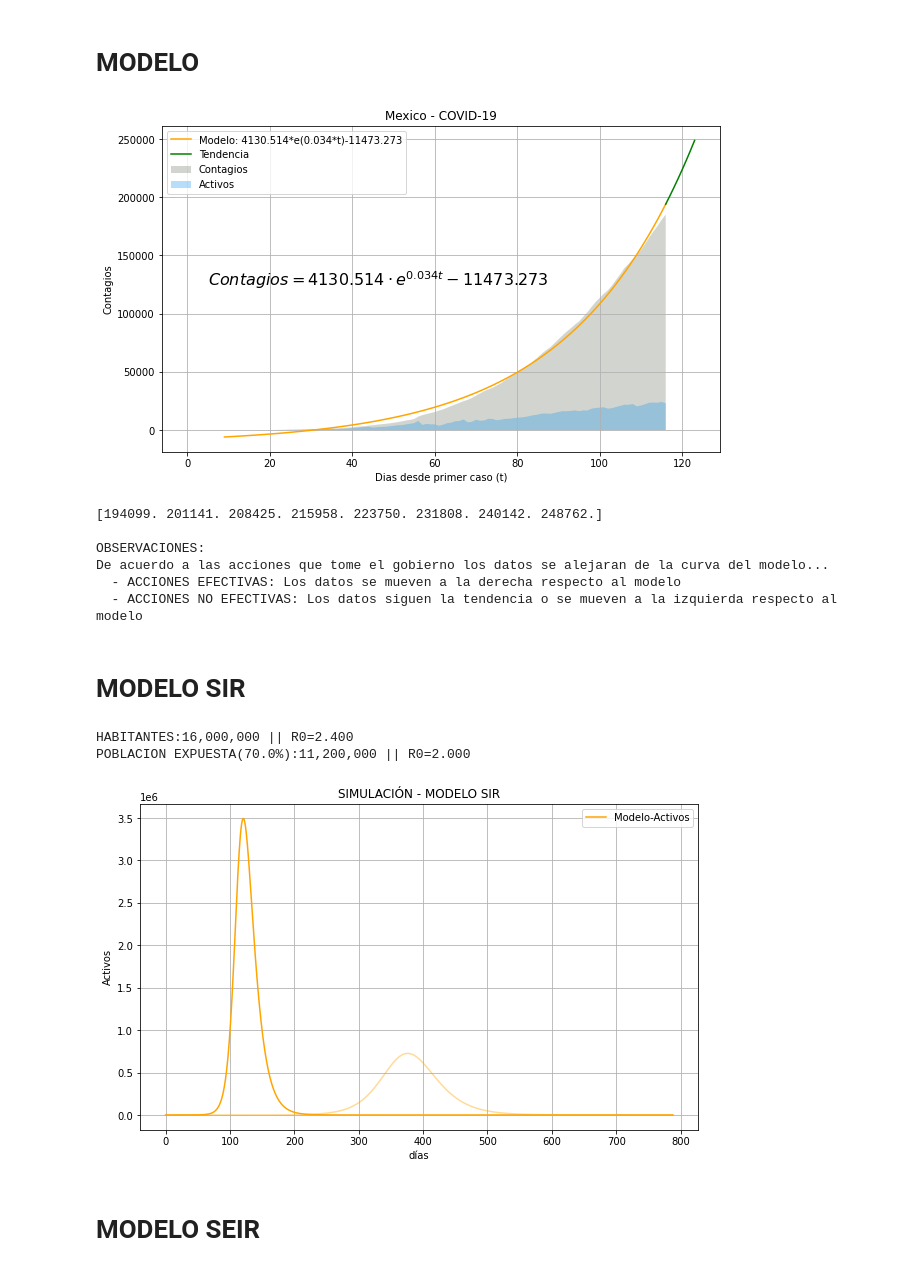
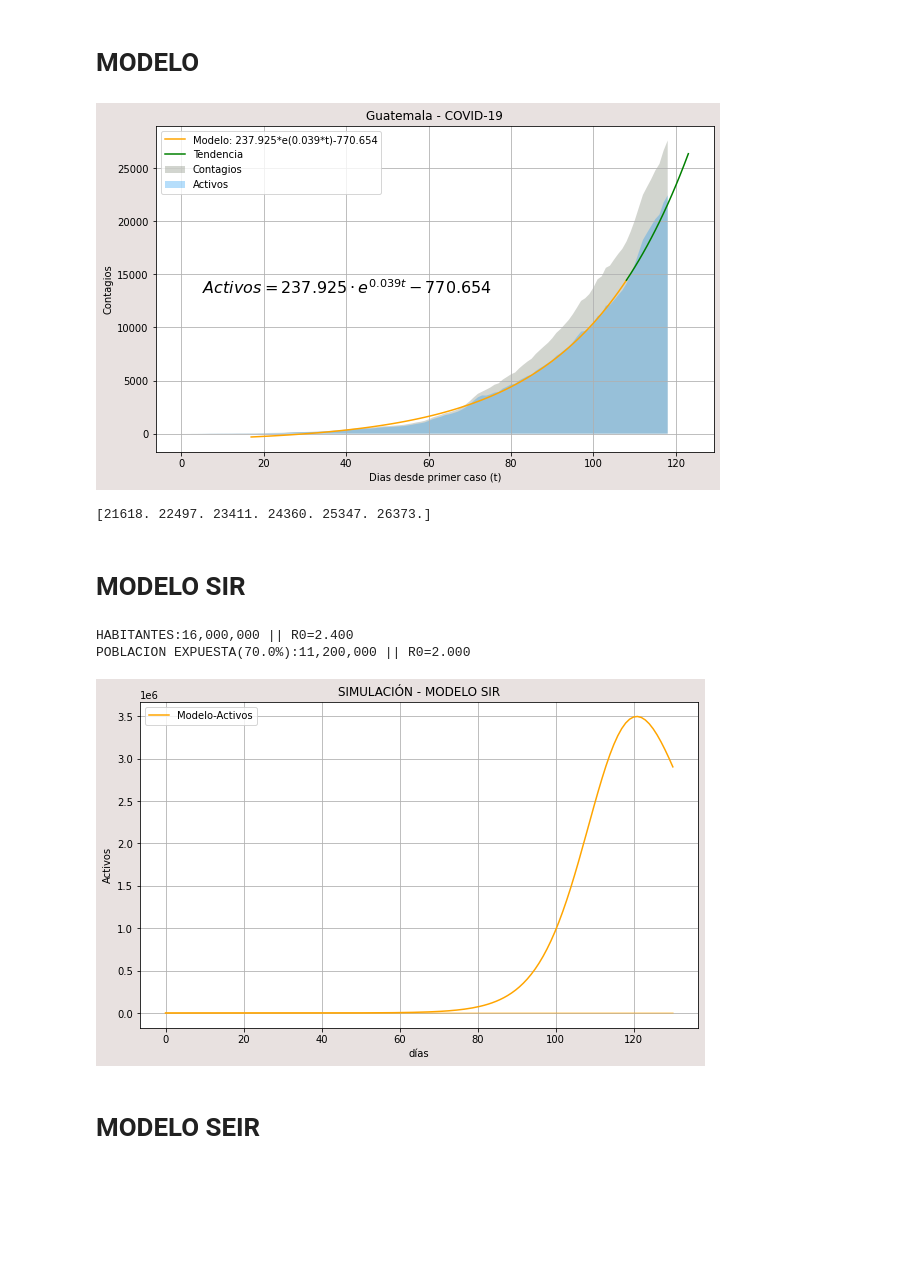
Before and after one commit to pepedp/Otros, a Jupyter notebook: Covid19.ipynb, the cells around one changed output. Saved outputs shown, nothing was run; the diff lists cells and outputs as text; code cells hidden in the pictures; blank space fills up the shorter version.

```diff
--- a/Covid19.ipynb
+++ b/Covid19.ipynb
@@ -95,7 +95,7 @@ def exponential_regression (x_data, y_data,dias,cond_aceleracion=False,country="
       i+=i
 
     #GRAFICA
-    plt.figure(figsize=[10,6])
+    plt.figure(figsize=[10,6],facecolor="#E8E1E0")
     plt.stackplot(x.flatten(),y, labels=["Contagios"], colors="#6C7463", alpha=0.3)
     plt.stackplot(x.flatten(),activos, labels=["Activos"], colors="#0F92F3",alpha=0.3)
     plt.title(pais+" - COVID-19")
@@ -107,7 +107,7 @@ def exponential_regression (x_data, y_data,dias,cond_aceleracion=False,country="
     plt.plot(x_data, func_exp(x_data, *popt), color='orange', label = "Modelo: {:.3f}*e({:.3f}*t){:.3f}".format(*popt))
     plt.plot(x_exp, y_exp, color='Green', label = "Tendencia")
     plt.grid()
-    plt.legend()
+    plt.legend(loc='upper left')
     plt.show()
     salida = pd.DataFrame(np.round(func_exp(x_data, *popt),decimals=0),y_train)
     #print("Indice de crecimiento del modelo: "+str(np.array(y_exp[1:2]).flatten()/np.array(y_exp[:1]).flatten()) )
@@ -137,7 +137,7 @@ def Modelo_SEIR(y,t,N,beta, gamma,epsilon,mu,B):
 # %%
 #@title
 #@title PROCESAR DATOS
-pais = "Mexico" #@param {type:"string"}
+pais = "Guatemala" #@param {type:"string"}
 PorEstado = False #@param {type:"boolean"}
 
 
@@ -172,13 +172,14 @@ else:
   dataset=dataset.groupby(["date","country_region"], as_index=False).sum()
   dataset["active"] = dataset["confirmed"]-dataset["deaths"]-dataset["recovered"]
   dataset = dataset.fillna(0)
-  #dataset["no_dias"]=dataset.index
   if pais == "Guatemala":
     dataset.update(pd.DataFrame({"confirmed":[70,74,80,87,126,137,153,316,342,557,585,1912,2001]}, index=[22,23,24,25,26,27,28,38,39,45,46,64,65]))
     dataset.update(pd.DataFrame({"active":[477,1737,1822]}, index=[45,64,65]))
+
   x,y,activos,muertes,recuperados = dataset.index.values.reshape(-1,1),dataset.iloc[:, 2].values,dataset.iloc[:, 5].values,dataset.iloc[:, 3].values,dataset.iloc[:, 4].values
   print(dataset["date"].head(1))
   print(dataset["date"].tail(1))
+
   #INICIALIZACION DE MODELOS
   y_modelo,y_pred_test,prediccion_semana,indices_dias=[],[],[],8
 # %% [output]
@@ -262,13 +268,13 @@ OBSERVACIONES:
 # **MODELO**
 # %%
 #@title
-fecha_ini = "2020-03-07" #@param {type:"date"}
-fecha_fin = "2020-06-22" #@param {type:"date"}
+fecha_ini = "2020-03-31" #@param {type:"date"}
+fecha_fin = "2020-06-30" #@param {type:"date"}
 
-Activos = False #@param {type:"boolean"}
-Exponencial = True #@param {type:"boolean"}
+Activos = True #@param {type:"boolean"}
+Exponencial = False #@param {type:"boolean"}
 Grado_polinomio =  3#@param {type:"integer"}
-dias_pred =  7#@param {type:"integer"}
+dias_pred =  5#@param {type:"integer"}
 Actualizar_BigQuery = False
 
 #dias_pred= 15
@@ -318,7 +324,7 @@ else:
   print("PRONOSTICO DE {} DÍAS: {}".format(dias_pred,np.round(prediccion_semana,decimals=0)) )
 
   #GRAFICA
-  plt.figure(figsize=[10,6])
+  plt.figure(figsize=[10,6],facecolor="#E8E1E0")
   plt.title(pais + " - COVID-19")
   plt.xlabel('Dias desde primer caso')
   plt.ylabel('Contagios')
@@ -337,40 +343,35 @@ if Activos==False:
 
 #ACTUALIZAR DATOS BIG QUERY
 if (Actualizar_BigQuery) and (Exponencial):
   columnas = ["fecha","pais","confirmados","muertes","recuperados",
               "activos","velocidad","aceleracion","indice_crecimiento","modelo"]
   dfs = [dataset,pd.DataFrame(velocidad),
                 pd.DataFrame(aceleracion),
                 pd.DataFrame(indice_crecimiento),
                 pd.DataFrame(y_pred),
                 ]
   df_todo=pd.concat(dfs,axis=1)
   df_todo.columns=columnas
   tendencia=pd.DataFrame(tend[1:])
   tendencia.columns=["modelo"]
   df_todo=df_todo.append(tendencia)
   df_todo=df_todo.reset_index()
   df_todo["dias"] = df_todo.index.values
   tabla = 'dataset.covid19_gt'
   df_todo.to_gbq(tabla,project_id=project_id,if_exists='replace')
 
   #COEFICIENTES
   coeficientes = pd.DataFrame(np.round(coef,decimals=3))
   coeficientes.columns=["coeficientes"]
   coeficientes["index"] = coeficientes.index.values
   tabla_coef = 'dataset.coef_funcion'
   coeficientes.to_gbq(tabla_coef,project_id=project_id,if_exists='replace')
 
 elif (Actualizar_BigQuery):
   print("WARNING: Solo se puede actuliza datos del modelo Exponencial")
 # %% [output]
-[figure, old version]
+[figure, new version]
-[194099. 201141. 208425. 215958. 223750. 231808. 240142. 248762.]
-
-OBSERVACIONES:
-De acuerdo a las acciones que tome el gobierno los datos se alejaran de la curva del modelo...
-  - ACCIONES EFECTIVAS: Los datos se mueven a la derecha respecto al modelo
-  - ACCIONES NO EFECTIVAS: Los datos siguen la tendencia o se mueven a la izquierda respecto al modelo
+[21618. 22497. 23411. 24360. 25347. 26373.]
 # %% [markdown]
 # **MODELO SIR**
 # %%
@@ -378,7 +379,7 @@ De acuerdo a las acciones que tome el gobierno los datos se alejaran de la curva
 Poblacion =  16e6#@param {type:"number"}
 beta =  0.24#@param {type:"number"}
 gamma =  0.1#@param {type:"number"}
-tiempo = 788 #@param {type:"slider", min:50, max:1000, step:1}
+tiempo = 130 #@param {type:"slider", min:50, max:1000, step:1}
 Exposicion = 0.7 #@param {type:"slider", min:0.1, max:1, step:0.1}
 beta_test =  0.2#@param {type:"number"}
 modelo_completo = False #@param {type:"boolean"}
@@ -396,7 +397,7 @@ Ro_test=(beta_test)/(gamma)
 print('HABITANTES:{:,.0f} || R0={:.3f} \nPOBLACION EXPUESTA({}%):{:,.0f} || R0={:.3f}'.format(N,Ro,Exposicion*100,N*Exposicion,Ro_test))
 
 #GRAFICA
-plt.figure(figsize=[10,6])
+plt.figure(figsize=[10,6],facecolor="#E8E1E0")
 
 if (modelo_completo) and Solo_Suceptibles==False:
   t = np.linspace(0,tiempo ,tiempo)
@@ -452,7 +453,7 @@ plt.show()
 # %% [output]
 HABITANTES:16,000,000 || R0=2.400
 POBLACION EXPUESTA(70.0%):11,200,000 || R0=2.000
-[figure, old version]
+[figure, new version]
 # %% [markdown]
 # **MODELO SEIR**
 # %%
```
Also changed, not shown: parts of 3 cells of this notebook.
